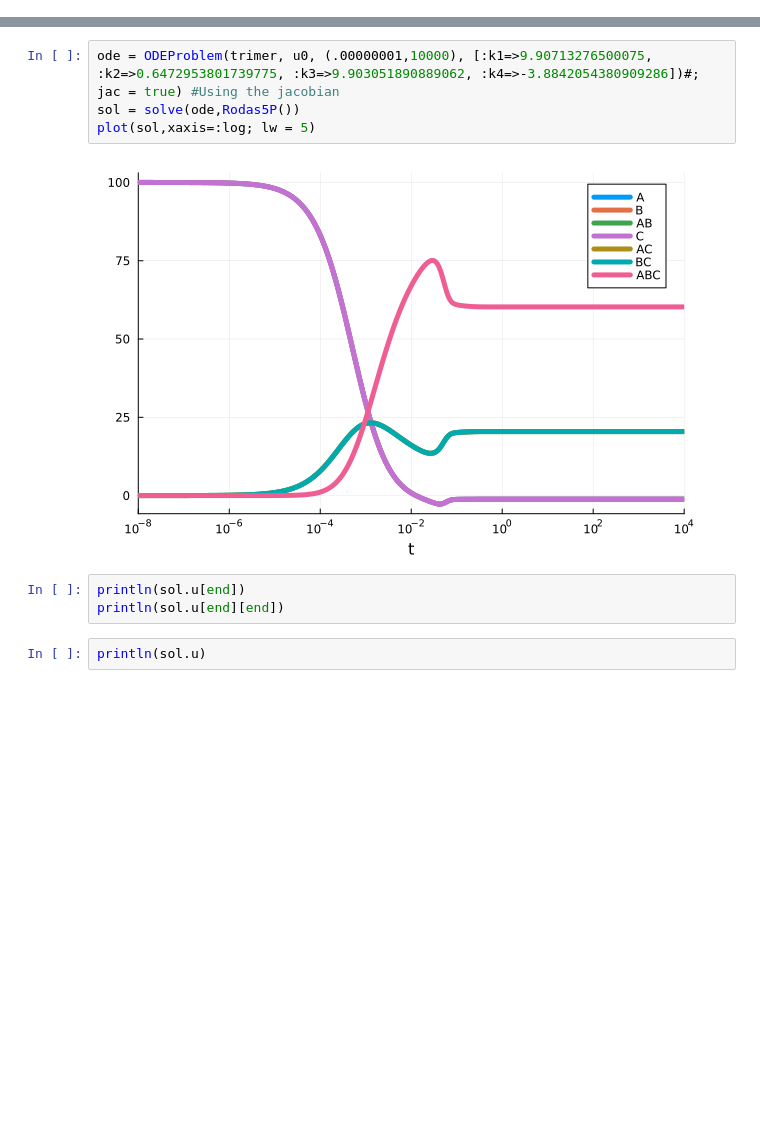
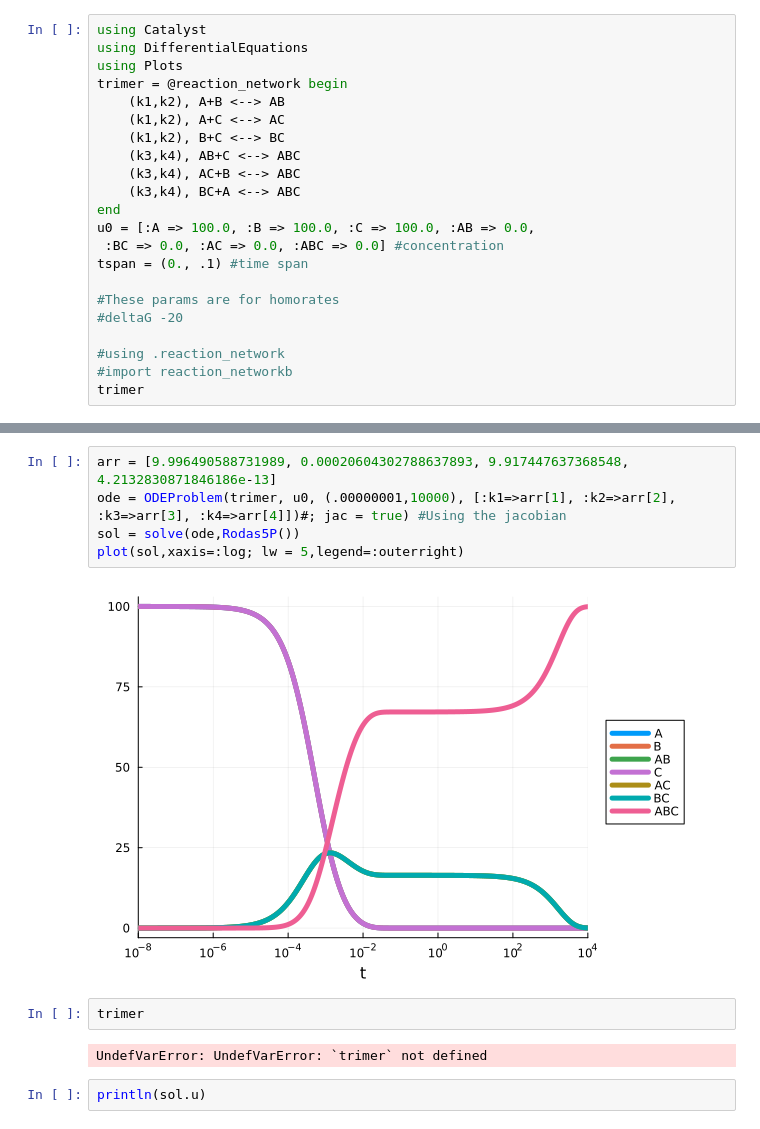
Before and after one commit to takeshita-sho/KineticAssembly, a Jupyter notebook: KineticAssemblyJ/test.ipynb, the cells around one changed output, grey strips where cells are left out. Cells and saved outputs as stored; diff of their text form; blank space fills up the shorter version.

```diff
--- a/KineticAssemblyJ/test.ipynb
+++ b/KineticAssemblyJ/test.ipynb
@@ -10,0 +1,22 @@ include("./trimer.jl")
+# %%
+using Catalyst
+using DifferentialEquations
+using Plots
+trimer = @reaction_network begin
+    (k1,k2), A+B <--> AB
+    (k1,k2), A+C <--> AC
+    (k1,k2), B+C <--> BC
+    (k3,k4), AB+C <--> ABC
+    (k3,k4), AC+B <--> ABC
+    (k3,k4), BC+A <--> ABC
+end
+u0 = [:A => 100.0, :B => 100.0, :C => 100.0, :AB => 0.0,
+ :BC => 0.0, :AC => 0.0, :ABC => 0.0] #concentration
+tspan = (0., .1) #time span
+
+#These params are for homorates
+#deltaG -20
+
+#using .reaction_network
+#import reaction_networkb
+trimer
@@ -22,12 +42,14 @@ plot(sol,xaxis=:log; lw = 5)
 # %%
-ode = ODEProblem(trimer, u0, (.00000001,10000), [:k1=>9.90713276500075, :k2=>0.6472953801739775, :k3=>9.903051890889062, :k4=>-3.8842054380909286])#; jac = true) #Using the jacobian
+arr = [9.996490588731989, 0.00020604302788637893, 9.917447637368548, 4.2132830871846186e-13]
+ode = ODEProblem(trimer, u0, (.00000001,10000), [:k1=>arr[1], :k2=>arr[2], :k3=>arr[3], :k4=>arr[4]])#; jac = true) #Using the jacobian
 sol = solve(ode,Rodas5P())
-plot(sol,xaxis=:log; lw = 5)
+plot(sol,xaxis=:log; lw = 5,legend=:outerright)
 # %% [output]
-[figure, old version]
+[figure, new version]
-# %%
-println(sol.u[end])
-println(sol.u[end][end])
+# %%
+trimer
+# %% [output]
+UndefVarError: UndefVarError: `trimer` not defined
 # %%
 println(sol.u)
 # %%
```
Also changed, not shown: parts of 3 cells of this notebook, 2 other files.
